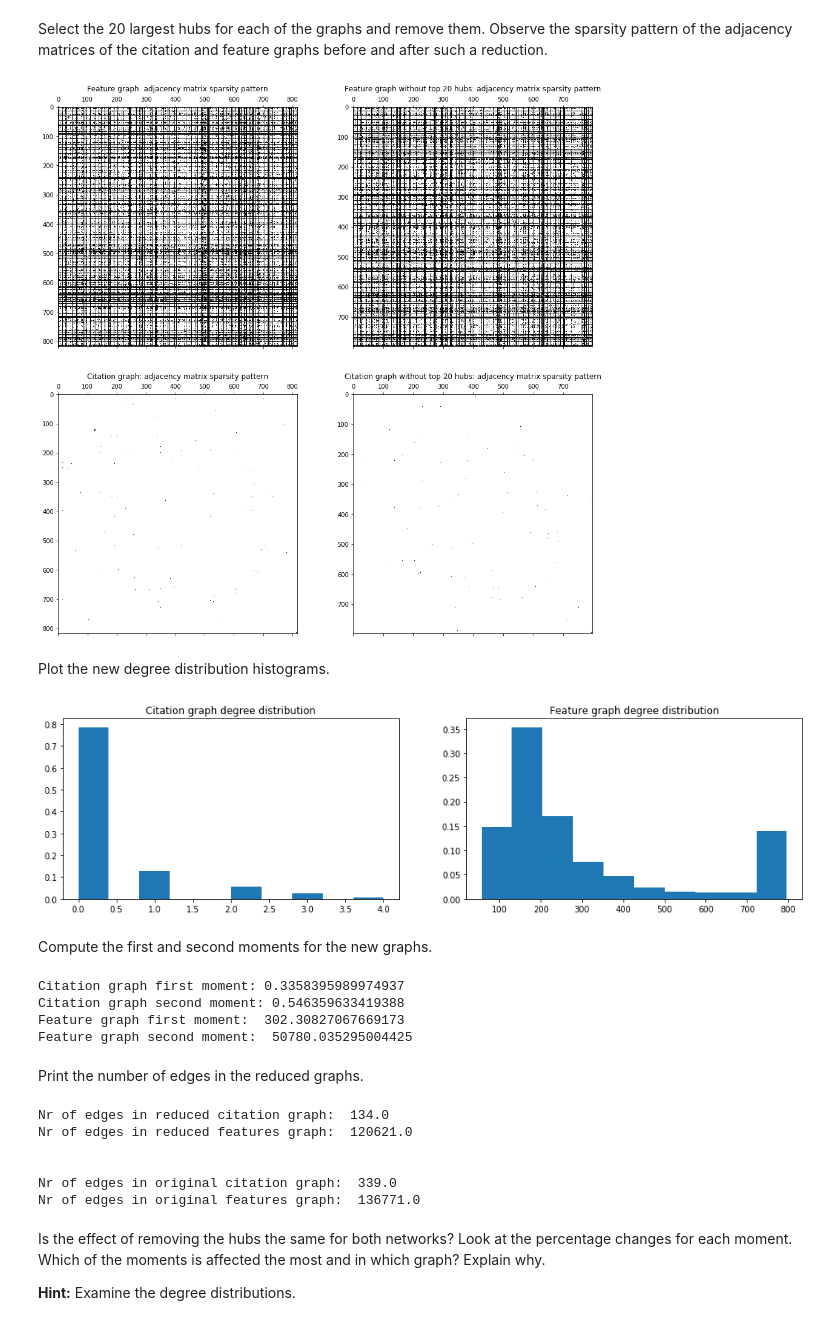
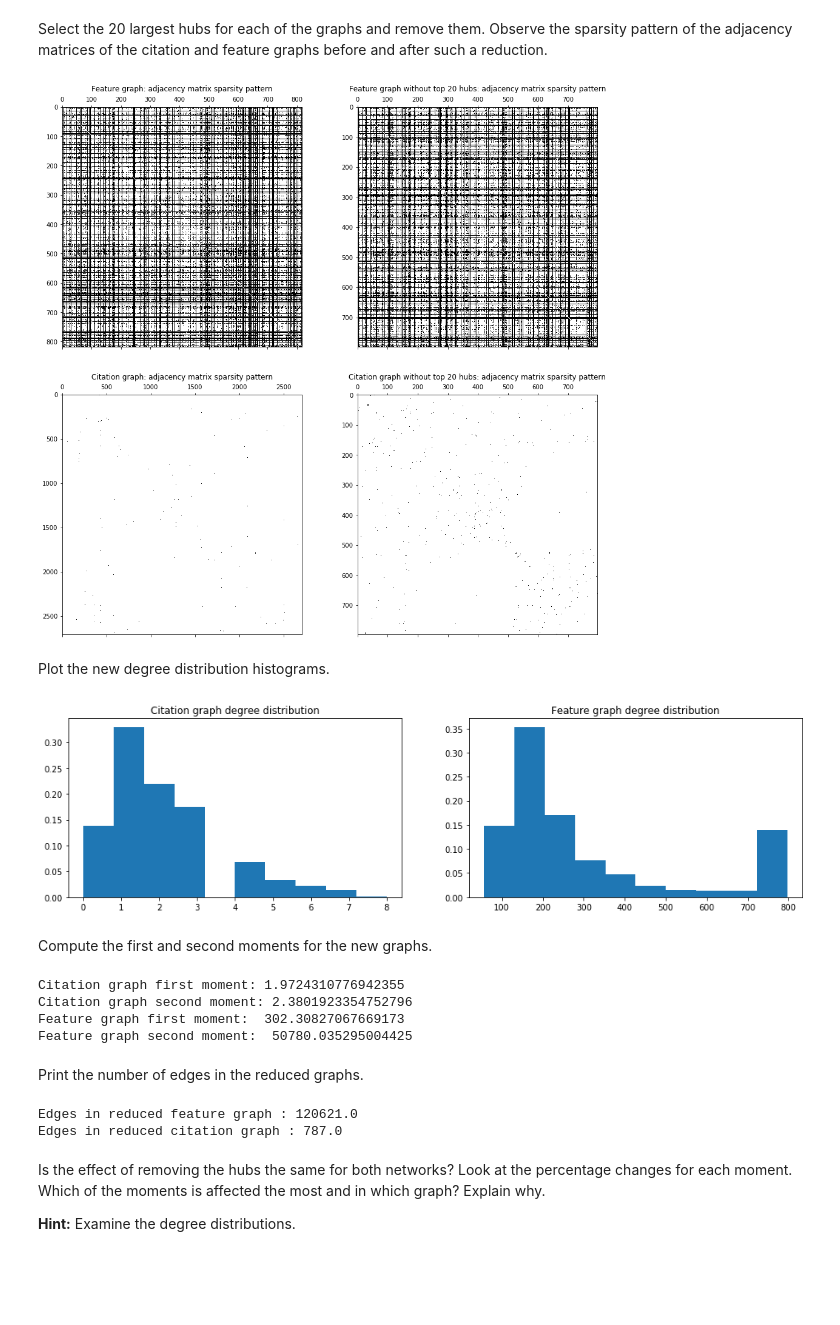
Before and after one commit to alex-mocanu/A-Network-Tour-of-DS-Homework, a Jupyter notebook: Assignment 1/1_network_science.ipynb, the cells around one changed output. Drawn from its saved outputs; the diff is of its cells as text; code cells hidden in the pictures; blank space fills up the shorter version.

```diff
--- a/Assignment 1/1_network_science.ipynb
+++ b/Assignment 1/1_network_science.ipynb
@@ -181,0 +177,8 @@ Matrix is symmetric!
+# %%
+if np.count_nonzero(A_citation_final - A_citation_final.transpose()) != 0 :
+    A_citation_final = np.maximum(A_citation_final, A_citation_final.transpose())
+    print ('Symmetrizing matrix')
+else :
+    print ('Symmetric matrix')
+
+print ('Check : ' + str(np.count_nonzero(A_citation_final - A_citation_final.transpose())))
@@ -206,10 +206,11 @@ Number of edges in the citation graph: 339.0
 # %% [markdown]
 Plot the degree distribution histogram for each of the graphs.
 # %%
-degrees_citation = getDegreeFromAdjMatrix(A_citation)
-degrees_feature = getDegreeFromAdjMatrix(A_feature)
+degrees_feature = np.sum(A_feature, axis =1)
+degrees_citation = np.sum(A_citation_final, axis =1)
 
 deg_hist_normalization = np.ones(degrees_citation.shape[0]) / degrees_citation.shape[0]
+
 
 fig, axes = plt.subplots(1, 2, figsize=(16, 4))
 axes[0].set_title('Citation graph degree distribution')
@@ -260,6 +245,9 @@ def removeLargestHubs(adjMatrix, threshold):
+# %%
+citation_hubs = pd.DataFrame(degrees_citation).sort_values(0, ascending = 0).iloc[:20].index
+feature_hubs = pd.DataFrame(degrees_feature).sort_values(0, ascending = 0).iloc[:20].index
 # %%
-reduced_A_feature = removeLargestHubs(A_feature, 20)
-reduced_A_citation = removeLargestHubs(A_citation, 20)
+reduced_A_feature = np.delete(np.delete(A_feature,feature_hubs,0), feature_hubs,1)
+reduced_A_citation = np.delete(np.delete(A_citation_final,citation_hubs,0), citation_hubs,1)
 
 fig, axes = plt.subplots(2, 2, figsize=(16, 16))
 axes[0, 0].set_title('Feature graph: adjacency matrix sparsity pattern')
@@ -271,56 +259,49 @@ axes[1, 0].spy(A_citation);
 axes[1, 1].set_title('Citation graph without top 20 hubs: adjacency matrix sparsity pattern')
 axes[1, 1].spy(reduced_A_citation);
 # %% [output]
-[figure, old version]
+[figure, new version]
 # %% [markdown]
 Plot the new degree distribution histograms.
 # %%
-reduced_degrees_feat =  getDegreeFromAdjMatrix(reduced_A_feature)
-reduced_degrees_cit = getDegreeFromAdjMatrix(reduced_A_citation)
+reduced_degrees_feat = np.sum(reduced_A_feature,axis =1)
+reduced_degrees_cit = np.sum(reduced_A_citation,axis =1)
 
 deg_hist_normalization = np.ones(reduced_degrees_feat.shape[0])/reduced_degrees_feat.shape[0]
 
-fig, axes = plt.subplots(1, 2, figsize=(16,4))
+fig, axes = plt.subplots(1, 2, figsize=(16, 4))
 axes[0].set_title('Citation graph degree distribution')
 axes[0].hist(reduced_degrees_cit, weights=deg_hist_normalization);
 axes[1].set_title('Feature graph degree distribution')
 axes[1].hist(reduced_degrees_feat, weights=deg_hist_normalization);
 # %% [output]
-[figure, old version]
+[figure, new version]
 # %% [markdown]
 Compute the first and second moments for the new graphs.
 # %%
-reduced_cit_moment_1 = np.mean(getDegreeFromAdjMatrix(reduced_A_citation))
-reduced_cit_moment_2 = np.var(getDegreeFromAdjMatrix(reduced_A_citation))
+reduced_cit_moment_1 = np.mean(reduced_degrees_cit)
+reduced_cit_moment_2 = np.var(reduced_degrees_cit)
 
-reduced_feat_moment_1 = np.mean(getDegreeFromAdjMatrix(reduced_A_feature))
-reduced_feat_moment_2 = np.var(getDegreeFromAdjMatrix(reduced_A_feature))
+reduced_feat_moment_1 = np.mean(reduced_degrees_feat)
+reduced_feat_moment_2 = np.var(reduced_degrees_feat)
+
 
 print("Citation graph first moment:", reduced_cit_moment_1)
 print("Citation graph second moment:", reduced_cit_moment_2)
 print("Feature graph first moment: ", reduced_feat_moment_1)
 print("Feature graph second moment: ", reduced_feat_moment_2)
 # %% [output]
-Citation graph first moment: 0.3358395989974937
-Citation graph second moment: 0.546359633419388
+Citation graph first moment: 1.9724310776942355
+Citation graph second moment: 2.3801923354752796
 Feature graph first moment:  302.30827067669173
 Feature graph second moment:  50780.035295004425
 # %% [markdown]
 Print the number of edges in the reduced graphs.
-# %%
-print("Nr of edges in reduced citation graph: ", getNrEdgesFromAdjMatrix(reduced_A_citation))
-print("Nr of edges in reduced features graph: ", getNrEdgesFromAdjMatrix(reduced_A_feature))
-print("\n")
-
-print("Nr of edges in original citation graph: ", getNrEdgesFromAdjMatrix(A_citation))
-print("Nr of edges in original features graph: ", getNrEdgesFromAdjMatrix(A_feature))
-# %% [output]
-Nr of edges in reduced citation graph:  134.0
-Nr of edges in reduced features graph:  120621.0
-
-
-Nr of edges in original citation graph:  339.0
-Nr of edges in original features graph:  136771.0
+# %%
+print('Edges in reduced feature graph : ' + str(np.sum(reduced_A_feature)/2))
+print('Edges in reduced citation graph : ' + str(np.sum(reduced_A_citation)/2))
+# %% [output]
+Edges in reduced feature graph : 120621.0
+Edges in reduced citation graph : 787.0
 # %% [markdown]
 Is the effect of removing the hubs the same for both networks? Look at the percentage changes for each moment. Which of the moments is affected the most and in which graph? Explain why.
 
```
Also changed, not shown: parts of 36 cells of this notebook.
